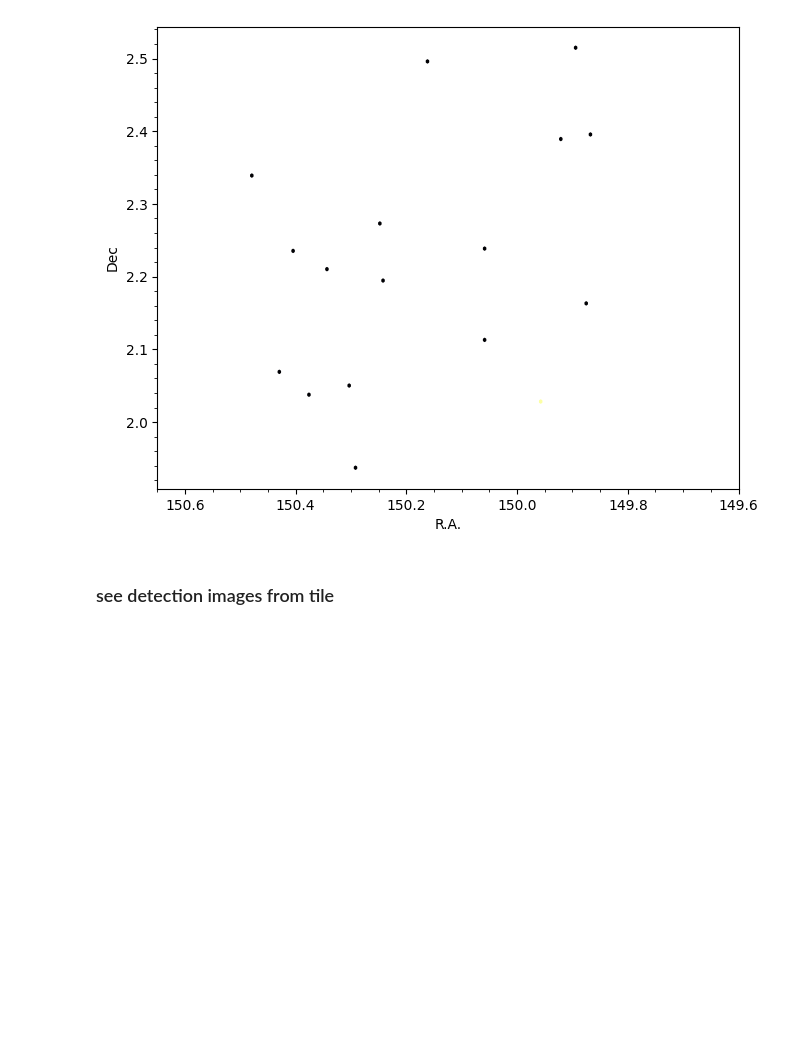
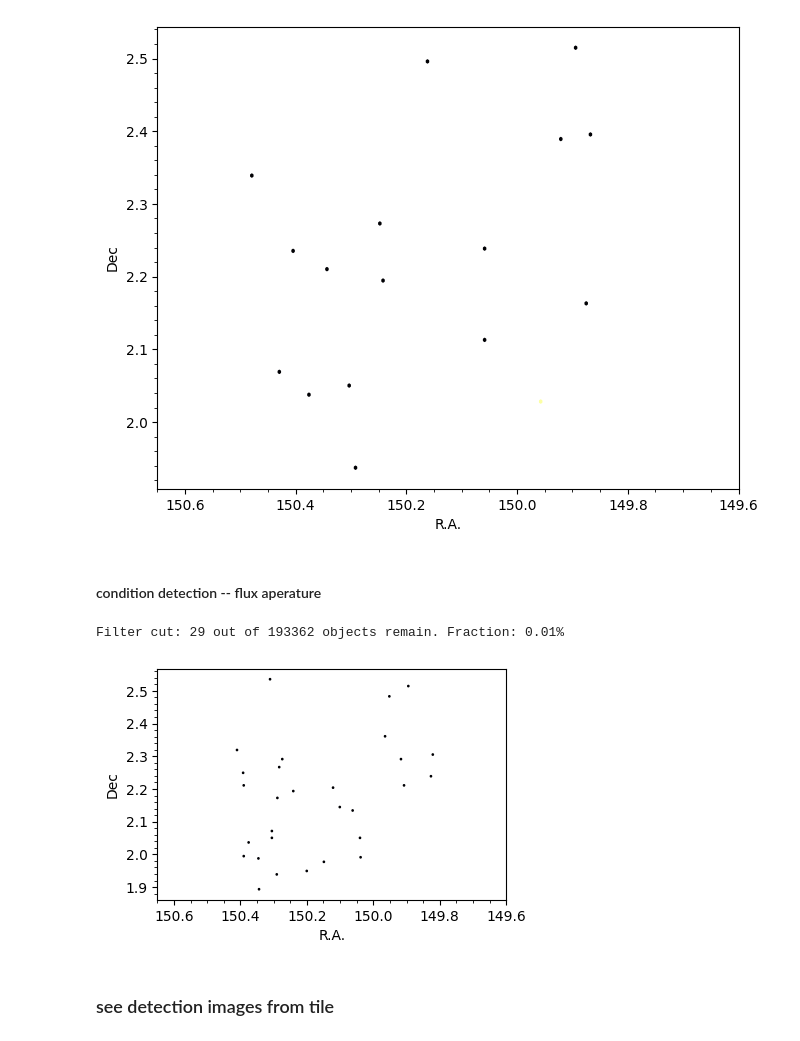
Before and after one commit to poulinal/DRG-COSMOS-WEB, a Jupyter notebook: src/analysis.ipynb, the cells around one changed output. Cells and saved outputs as stored; diff of their text form; code cells hidden in the pictures; blank space fills up the shorter version.

Commit message:
switch to flux_aper

```diff
--- a/src/analysis.ipynb
+++ b/src/analysis.ipynb
@@ -104,6 +111,32 @@ axDetection.minorticks_on()
 # %% [output]
 Filter cut: 18 out of 193362 objects remain. Fraction: 0.01%
 [figure]
+# %% [markdown]
+#### condition detection -- flux aperature
+# %%
+condition_detection_aper = cosmosWebHandler.get_filter_cut(
+    filtername='condition_detection_aper',
+    filter_func=lambda photom, lephare, cigale, bd: (
+        (np.asarray(photom['flux_aper_f277w'])[:, 2] / np.asarray(photom['flux_err_aper_f277w'])[:, 2] < 3)
+        & (np.asarray(photom['flux_aper_f115w'])[:, 2] / np.asarray(photom['flux_err_aper_f115w'])[:, 2] < 3)
+        & (np.asarray(photom['flux_aper_f150w'])[:, 2] / np.asarray(photom['flux_err_aper_f150w'])[:, 2] < 3)
+        & (np.asarray(photom['flux_aper_f444w'])[:, 2] / np.asarray(photom['flux_err_aper_f444w'])[:, 2] >= 5)
+        & (np.asarray(photom['flux_aper_f770w'])[:, 2] / np.asarray(photom['flux_err_aper_f770w'])[:, 2] >= 5)
+    )
+)
+
+
+figDetection, axDetection = plt.subplots(1,1, figsize=(4.5, 3))
+axDetection.hexbin(cosmosWebHandler.get_cat_photom('condition_detection_aper')['ra'], cosmosWebHandler.get_cat_photom('condition_detection_aper')['dec'], gridsize=160, cmap='inferno', mincnt=1)
+
+axDetection.set_xlabel('R.A.')
+axDetection.set_ylabel('Dec')
+
+axDetection.set_xlim(150.65, 149.6)
+axDetection.minorticks_on()
+# %% [output]
+Filter cut: 29 out of 193362 objects remain. Fraction: 0.01%
+[figure, added]
 # %% [markdown]
 ### see detection images from tile
 # %%
```
Also changed, not shown: parts of 23 cells of this notebook.
